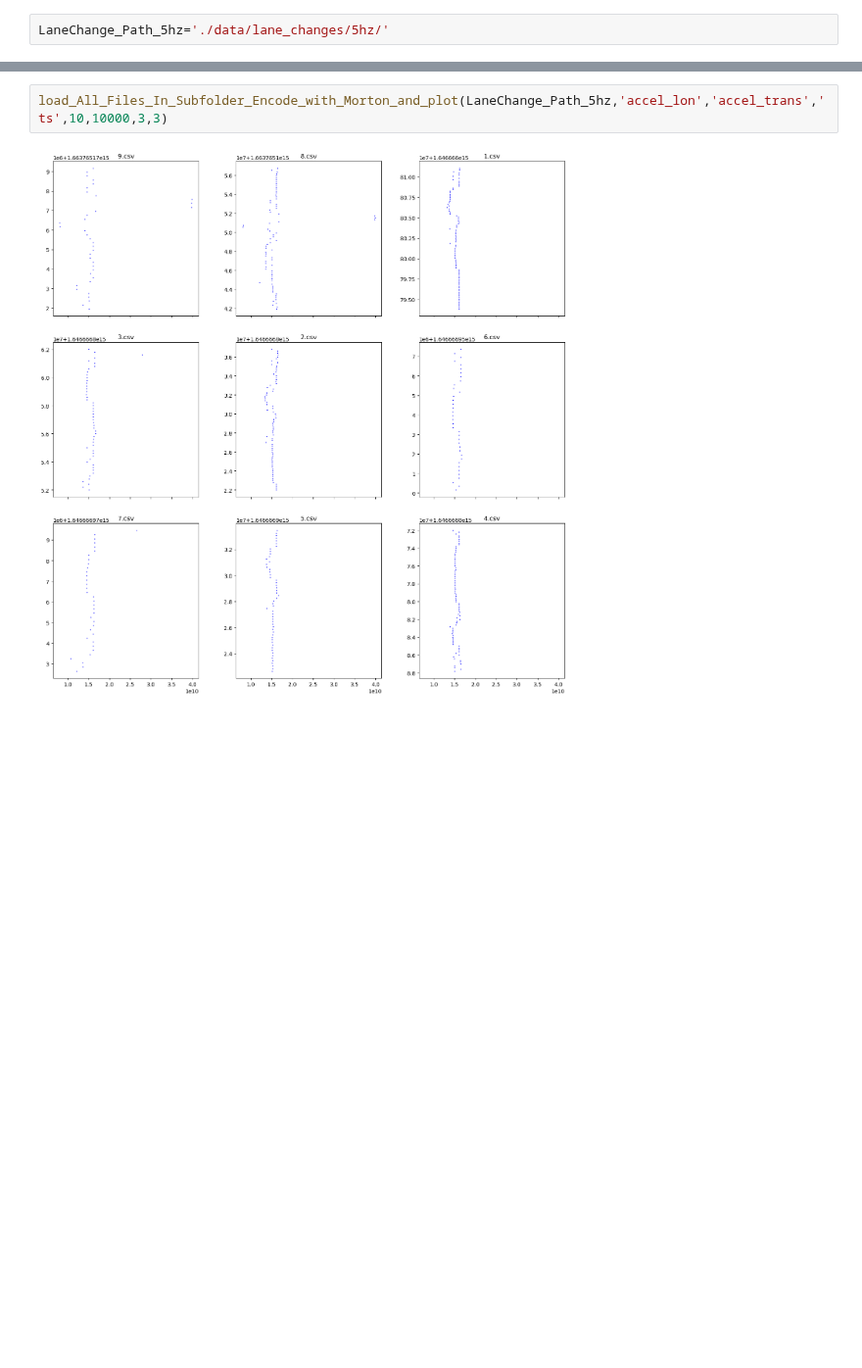
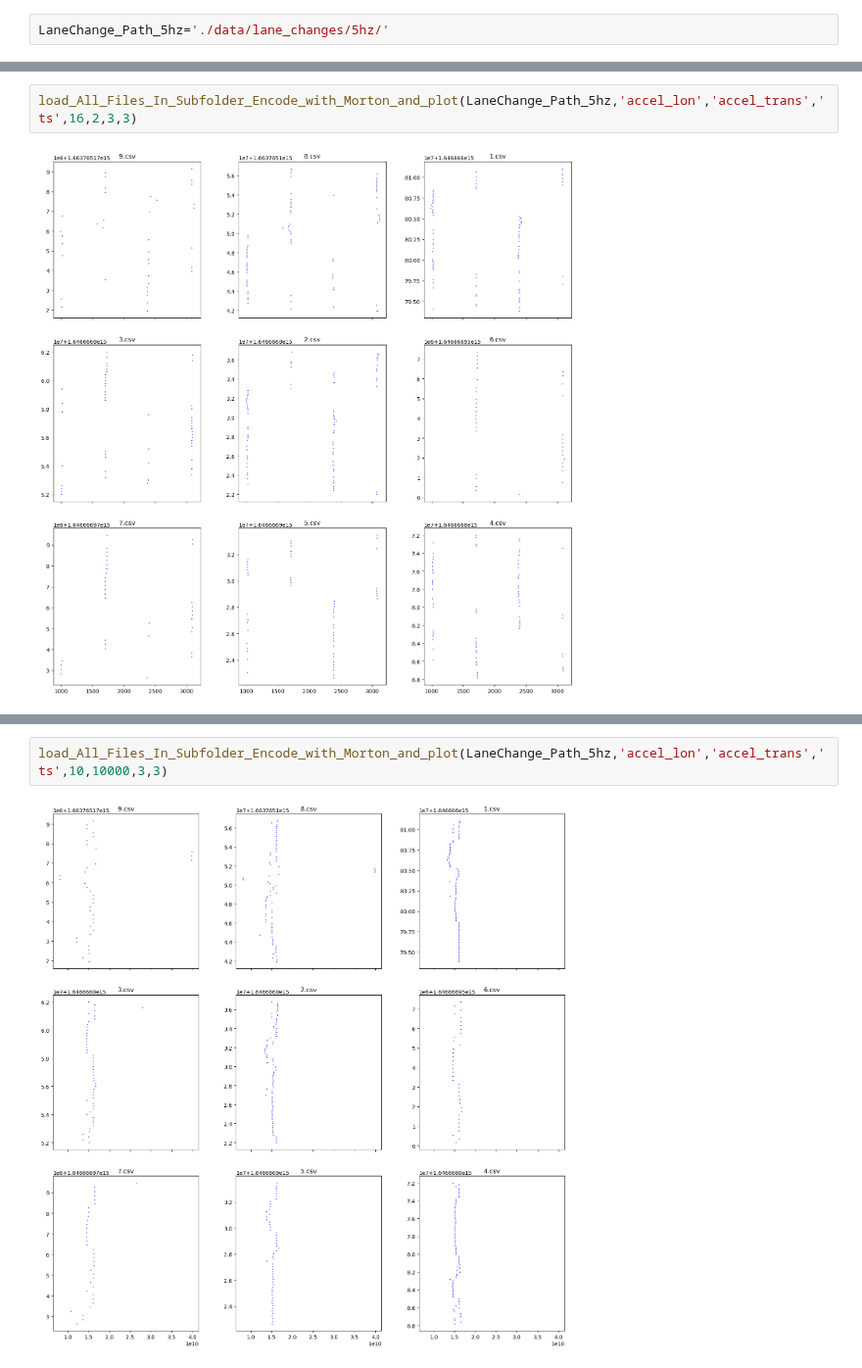
Before and after one commit to Marble879/SFC_scripts, a Jupyter notebook: LaneChange_Scripts/Lane_Change_on_TS.ipynb, the cells around one changed output, grey strips where cells are left out. Shown at 98% size. Saved outputs shown, nothing was run; the diff lists cells and outputs as text; blank space fills up the shorter version.

```diff
--- a/LaneChange_Scripts/Lane_Change_on_TS.ipynb
+++ b/LaneChange_Scripts/Lane_Change_on_TS.ipynb
@@ -42,0 +76,4 @@ LaneChange_Path_5hz='./data/lane_changes/5hz/'
+# %%
+load_All_Files_In_Subfolder_Encode_with_Morton_and_plot(LaneChange_Path_5hz,'accel_lon','accel_trans','ts',16,2,3,3)
+# %% [output]
+[figure, added]
```
Also changed, not shown: parts of 6 cells of this notebook.
